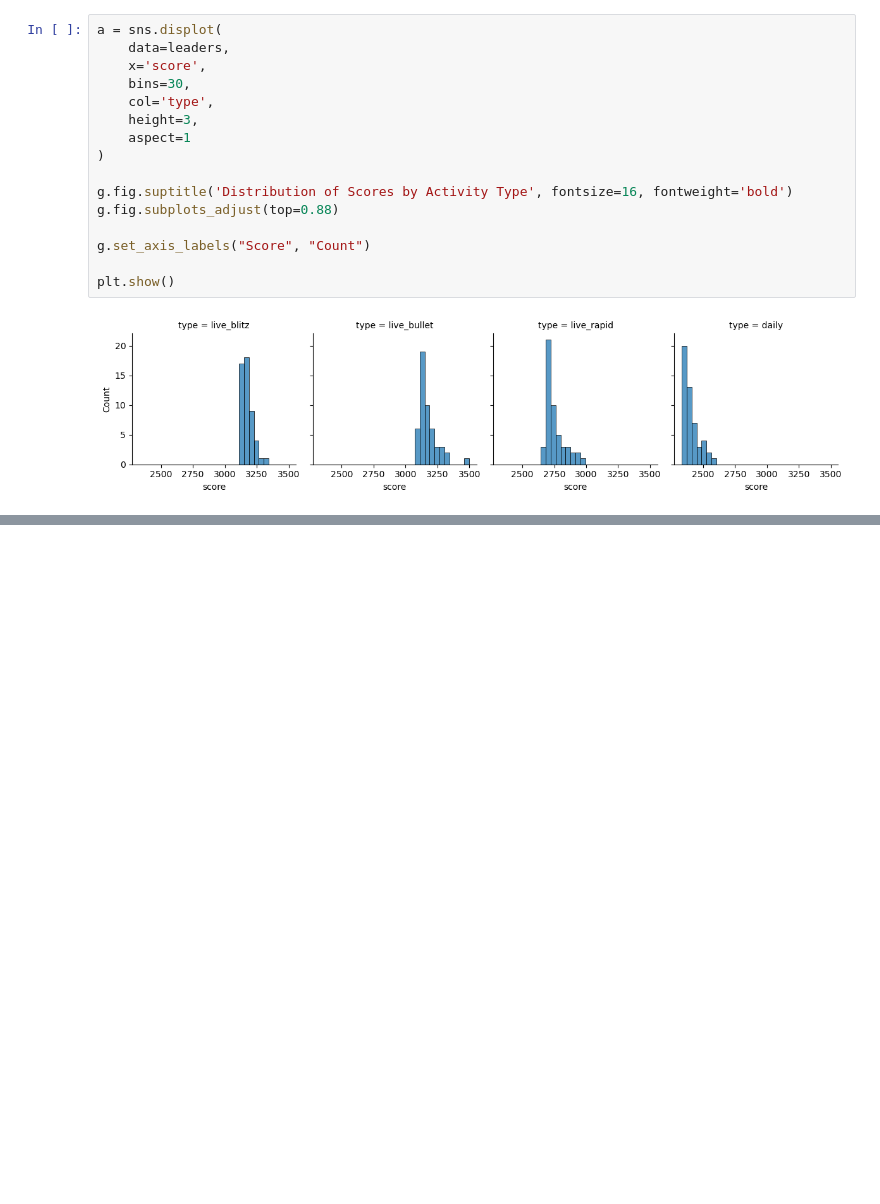
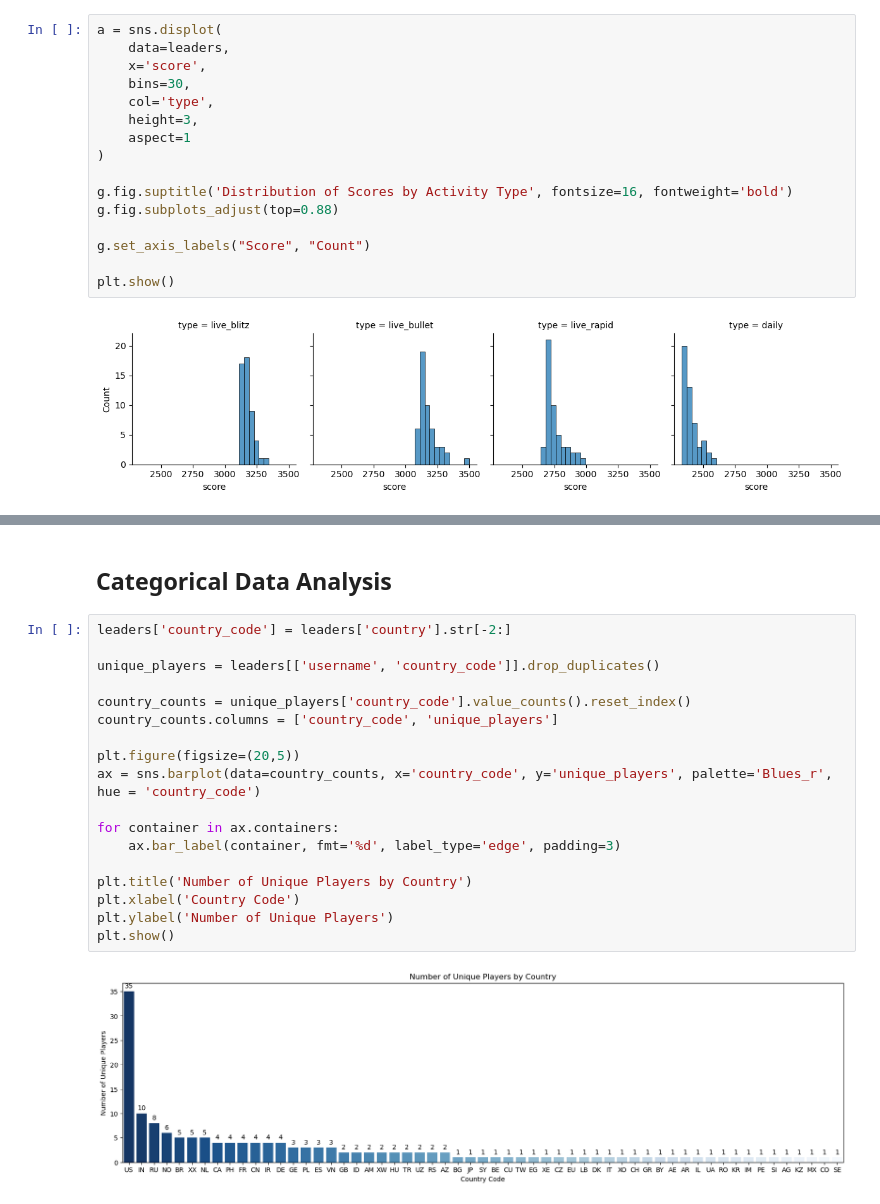
Before and after one commit to OlhaHaidash/chesscom_data_analysis, a Jupyter notebook: 2_analysis_sql/0_data_overview.ipynb, the cells around one changed output, grey strips where cells are left out. Cells and saved outputs as stored; diff of their text form; blank space fills up the shorter version.

```diff
--- a/2_analysis_sql/0_data_overview.ipynb
+++ b/2_analysis_sql/0_data_overview.ipynb
@@ -120,0 +174,22 @@ The overall distribution of scores among the leaders is clustered and left-skewe
+# %% [markdown]
+## Categorical Data Analysis
+# %%
+leaders['country_code'] = leaders['country'].str[-2:]
+
+unique_players = leaders[['username', 'country_code']].drop_duplicates()
+
+country_counts = unique_players['country_code'].value_counts().reset_index()
+country_counts.columns = ['country_code', 'unique_players']
+
+plt.figure(figsize=(20,5))
+ax = sns.barplot(data=country_counts, x='country_code', y='unique_players', palette='Blues_r', hue = 'country_code')
+
+for container in ax.containers:
+    ax.bar_label(container, fmt='%d', label_type='edge', padding=3)
+
+plt.title('Number of Unique Players by Country')
+plt.xlabel('Country Code')
+plt.ylabel('Number of Unique Players')
+plt.show()
+# %% [output]
+[figure, added]
```
Also changed, not shown: parts of 11 cells of this notebook, 2 other files.
